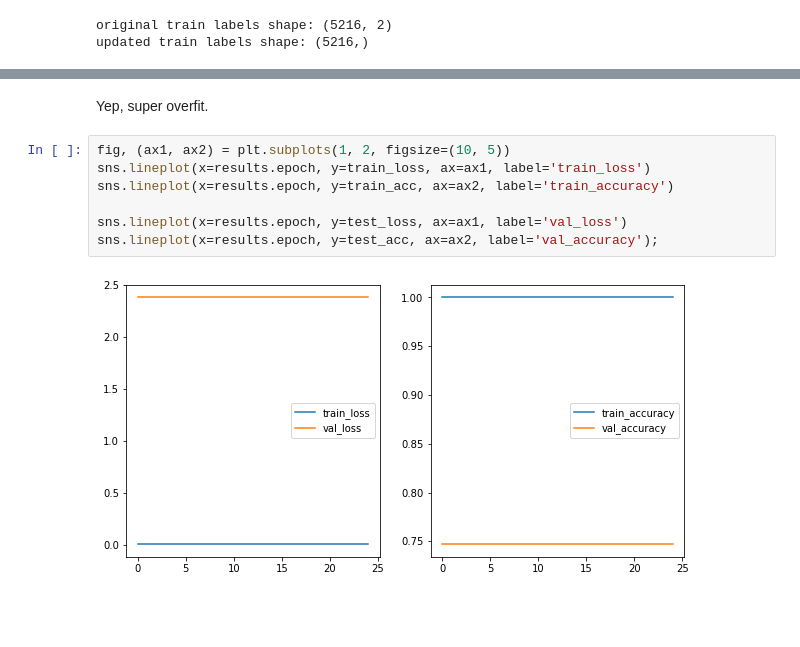
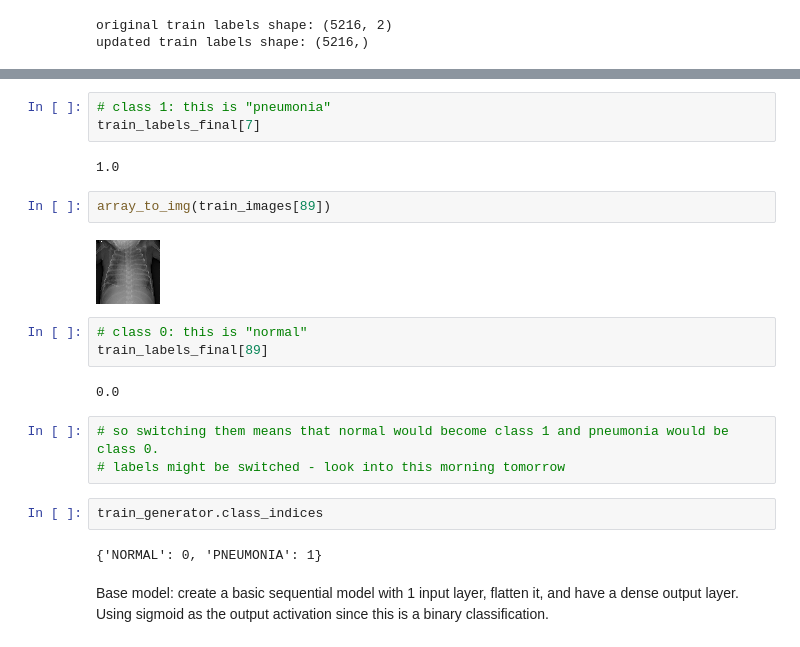
Before and after one commit to kmcneil901/Chest-X-Rays-Pneumonia-CNN, a Jupyter notebook: Working Copy.ipynb, the cells around one changed output, grey strips where cells are left out. Cells and saved outputs as stored; diff of their text form; blank space fills up the shorter version.

Commit message:
updated modeling

```diff
--- a/Working Copy.ipynb
+++ b/Working Copy.ipynb
@@ -327,11 +250,23 @@ test_loss, test_acc = model.evaluate(test_images, test_labels_final)
-# %% [markdown]
-Yep, super overfit.
-# %%
-fig, (ax1, ax2) = plt.subplots(1, 2, figsize=(10, 5))
-sns.lineplot(x=results.epoch, y=train_loss, ax=ax1, label='train_loss')
-sns.lineplot(x=results.epoch, y=train_acc, ax=ax2, label='train_accuracy')
-
-sns.lineplot(x=results.epoch, y=test_loss, ax=ax1, label='val_loss')
-sns.lineplot(x=results.epoch, y=test_acc, ax=ax2, label='val_accuracy');
-# %% [output]
-[figure, removed]
+# %%
+# class 1: this is "pneumonia"
+train_labels_final[7]
+# %% [output]
+1.0
+# %%
+array_to_img(train_images[89])
+# %% [output]
+[figure, added]
+# %%
+# class 0: this is "normal"
+train_labels_final[89]
+# %% [output]
+0.0
+# %%
+# so switching them means that normal would become class 1 and pneumonia would be class 0.
+# labels might be switched - look into this morning tomorrow
+# %%
+train_generator.class_indices
+# %% [output]
+{'NORMAL': 0, 'PNEUMONIA': 1}
+# %% [markdown]
+Base model: create a basic sequential model with 1 input layer, flatten it, and have a dense output layer. Using sigmoid as the output activation since this is a binary classification.
```
Also changed, not shown: parts of 92 cells of this notebook.
